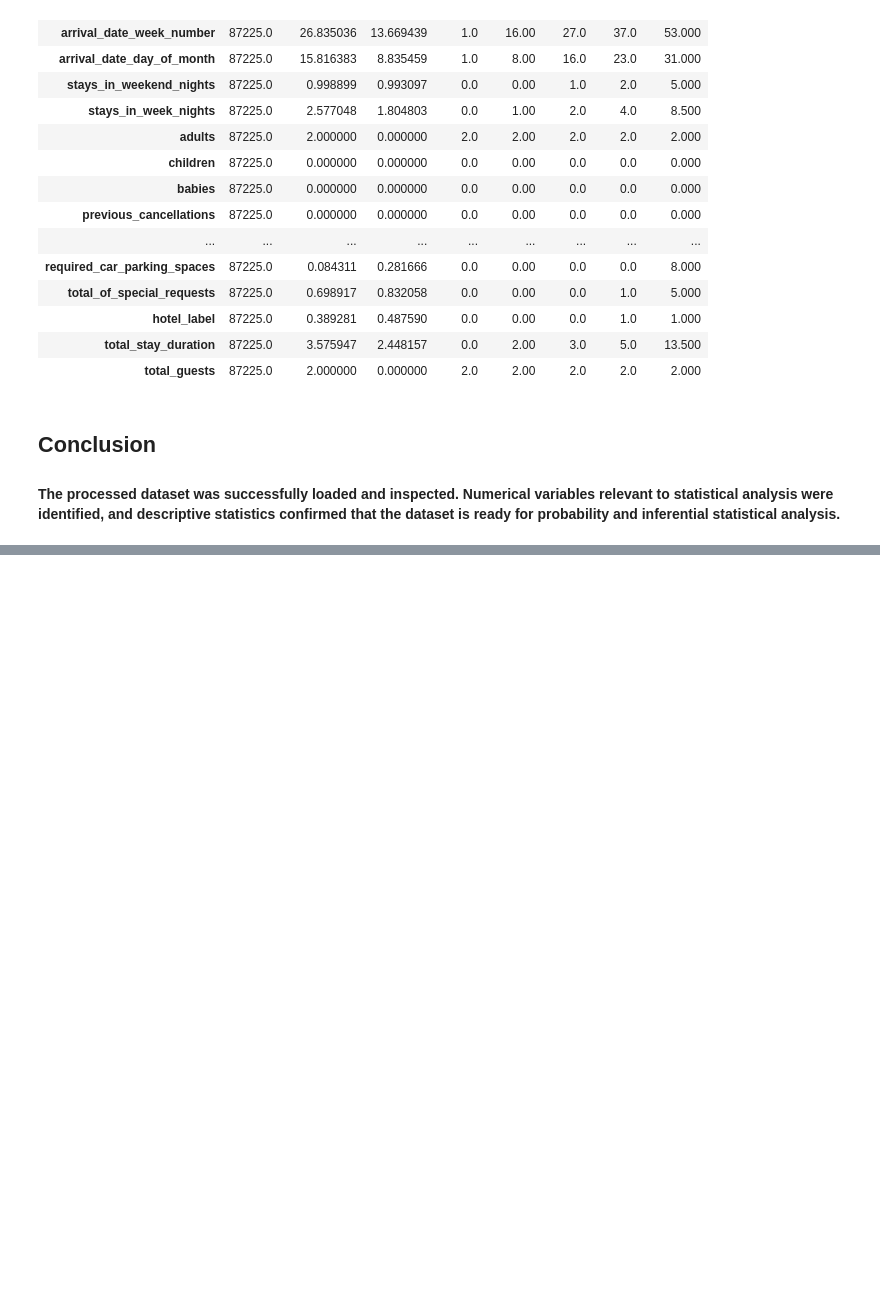
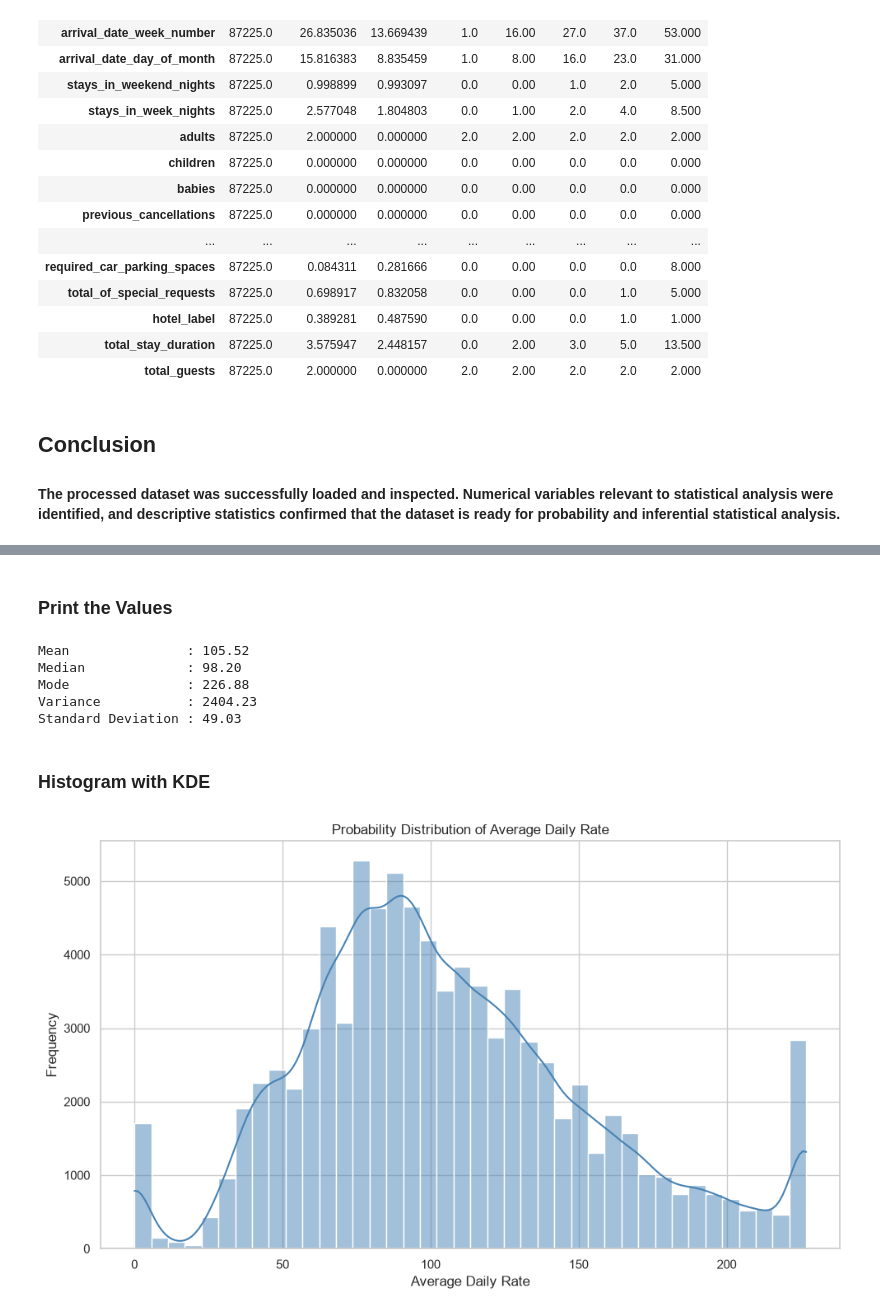
Before and after one commit to Logesh-M0324/Weekend_Task, a Jupyter notebook: Hotel_Booking_Demand/notebooks/03_probability_inferential_statistics.ipynb, the cells around one changed output, grey strips where cells are left out. Cells and saved outputs as stored; diff of their text form; code cells hidden in the pictures; blank space fills up the shorter version.

```diff
--- a/Hotel_Booking_Demand/notebooks/03_probability_inferential_statistics.ipynb
+++ b/Hotel_Booking_Demand/notebooks/03_probability_inferential_statistics.ipynb
@@ -124,0 +131,2 @@ df[numerical_columns].describe().T
+# %%
+adr = df["average_daily_rate"]
@@ -124,0 +167,42 @@ df[numerical_columns].describe().T
+# %% [markdown]
+### Print the Values
+# %%
+print(f"Mean               : {mean_adr:.2f}")
+print(f"Median             : {median_adr:.2f}")
+print(f"Mode               : {mode_adr:.2f}")
+print(f"Variance           : {variance_adr:.2f}")
+print(f"Standard Deviation : {std_adr:.2f}")
+# %% [output]
+Mean               : 105.52
+Median             : 98.20
+Mode               : 226.88
+Variance           : 2404.23
+Standard Deviation : 49.03
+# %% [markdown]
+### Histogram with KDE
+# %%
+plt.figure(figsize=(10,6))
+
+sns.histplot(
+    adr,
+    bins=40,
+    kde=True,
+    color="steelblue"
+)
+
+plt.title("Probability Distribution of Average Daily Rate")
+
+plt.xlabel("Average Daily Rate")
+
+plt.ylabel("Frequency")
+
+plt.tight_layout()
+
+plt.savefig(
+    "../figures/phase_03/adr_probability_distribution.png",
+    dpi=300
+)
+
+plt.show()
+# %% [output]
+[figure, added]
```
Also changed, not shown: parts of 81 cells of this notebook, 14 other files.
